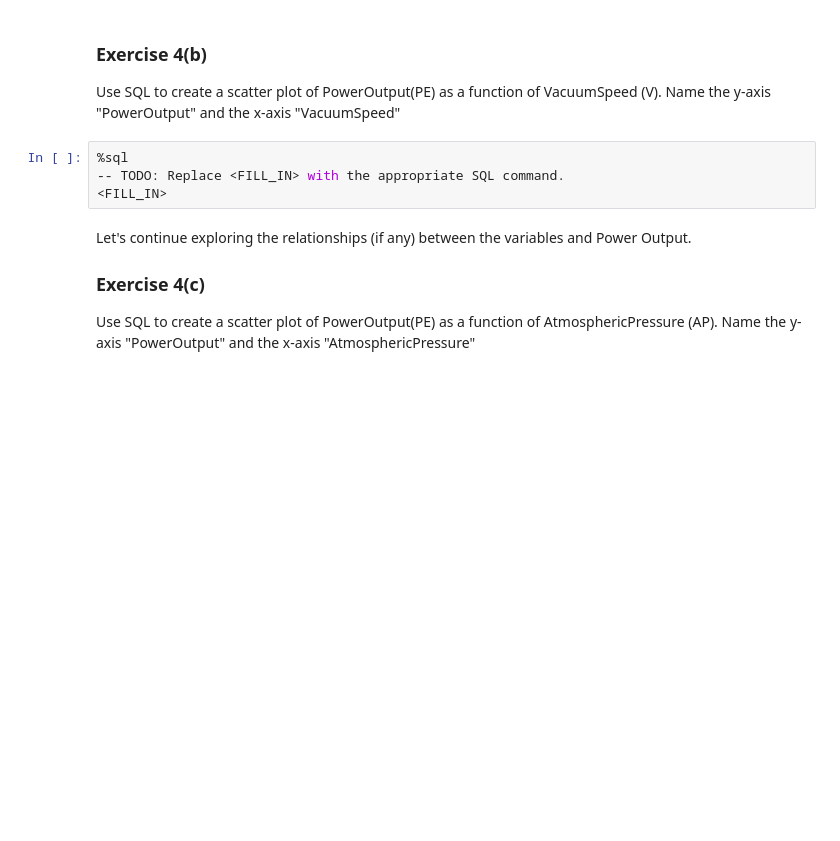
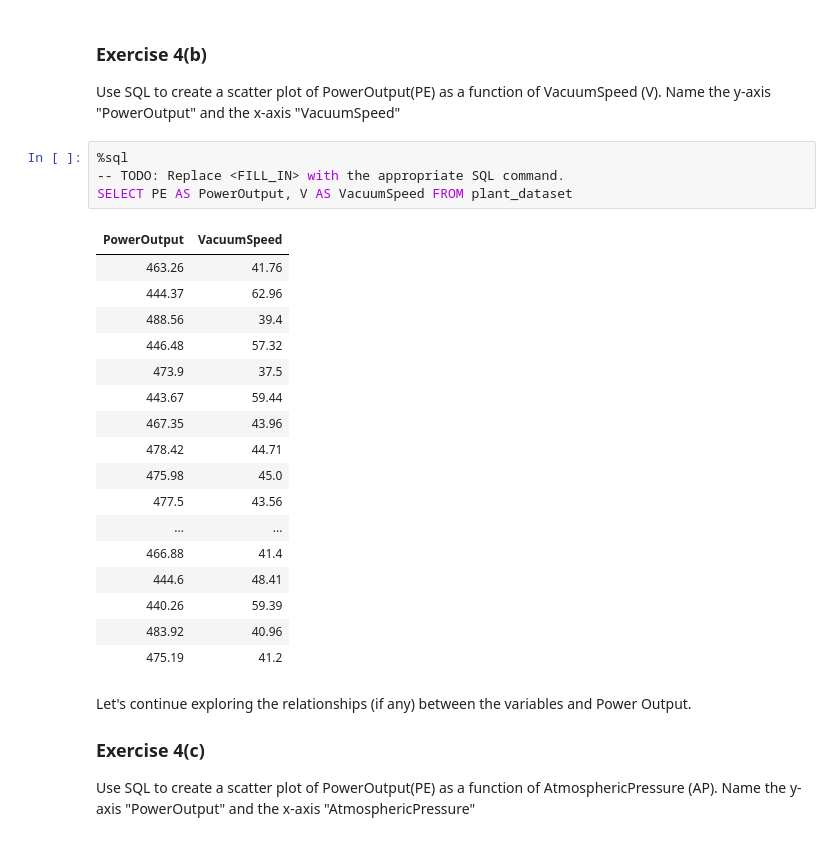
Before and after one commit to nwihardjo/COMP4651, a Jupyter notebook: assignment-5/ml_pipeline.ipynb, the cells around one changed output. Cells and saved outputs as stored; diff of their text form; blank space fills up the shorter version.

```diff
--- a/assignment-5/ml_pipeline.ipynb
+++ b/assignment-5/ml_pipeline.ipynb
@@ -301,7 +434,25 @@ Name the y-axis "PowerOutput" and the x-axis "VacuumSpeed"
 # %%
 %sql
 -- TODO: Replace <FILL_IN> with the appropriate SQL command.
-<FILL_IN>
+SELECT PE AS PowerOutput, V AS VacuumSpeed FROM plant_dataset
+# %% [output]
+| PowerOutput | VacuumSpeed |
+| 463.26 | 41.76 |
+| 444.37 | 62.96 |
+| 488.56 | 39.4 |
+| 446.48 | 57.32 |
+| 473.9 | 37.5 |
+| 443.67 | 59.44 |
+| 467.35 | 43.96 |
+| 478.42 | 44.71 |
+| 475.98 | 45.0 |
+| 477.5 | 43.56 |
+| ... | ... |
+| 466.88 | 41.4 |
+| 444.6 | 48.41 |
+| 440.26 | 59.39 |
+| 483.92 | 40.96 |
+| 475.19 | 41.2 |
 # %% [markdown]
 Let's continue exploring the relationships (if any) between the variables and Power Output.
 
```
Also changed, not shown: parts of 53 cells of this notebook, 1 other file.
